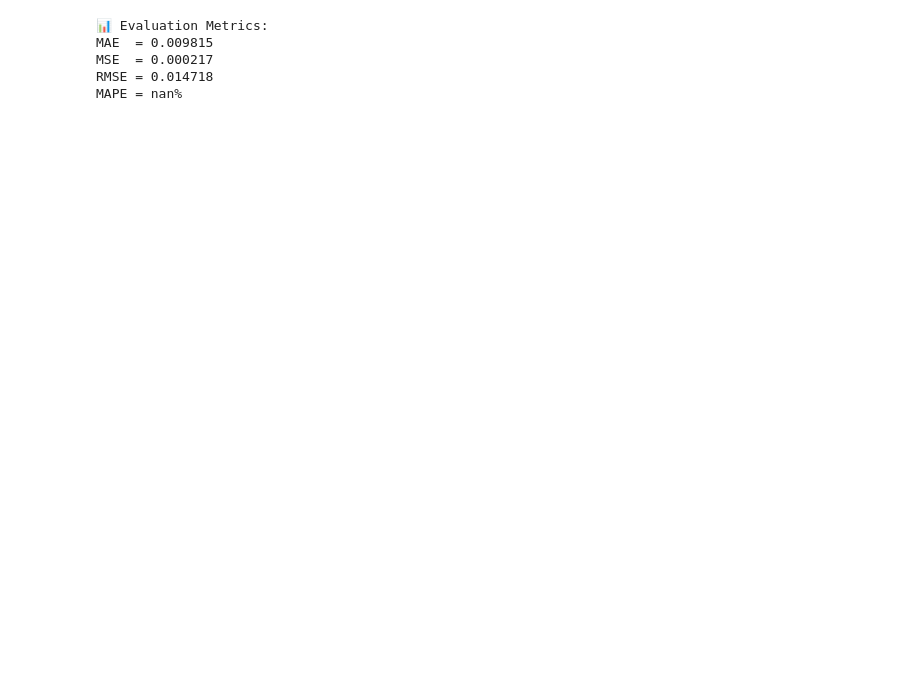
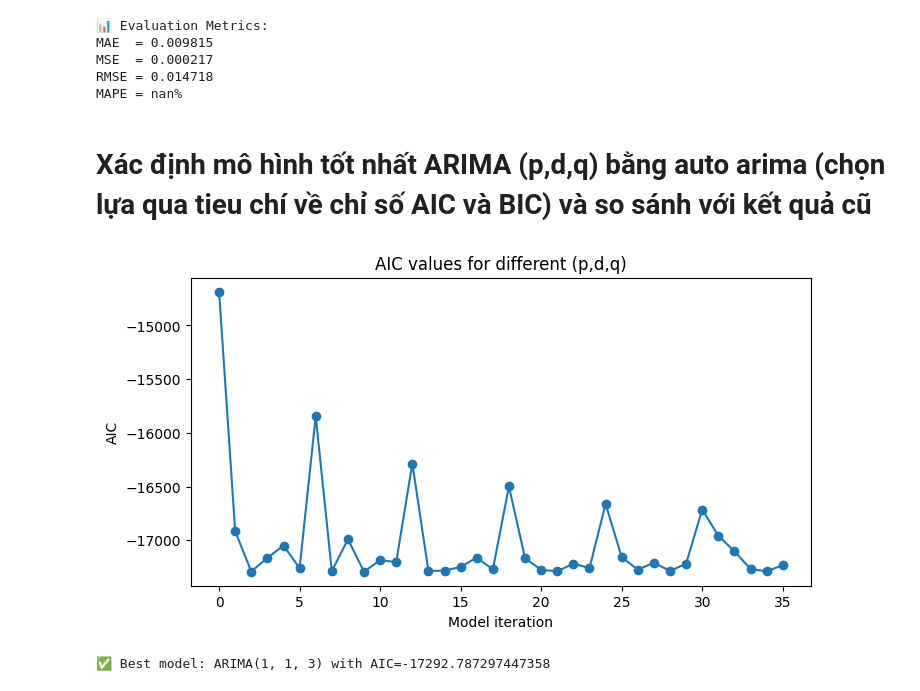
Before and after one commit to phuchoang2005/basic-data-analytics-in-business-university, a Jupyter notebook: lab-5/main.ipynb, the cells around one changed output. Cells and saved outputs as stored; diff of their text form; code cells hidden in the pictures; blank space fills up the shorter version.

```diff
--- a/lab-5/main.ipynb
+++ b/lab-5/main.ipynb
@@ -218,3 +218,36 @@ MAE  = 0.009815
 MSE  = 0.000217
 RMSE = 0.014718
 MAPE = nan%
+# %% [markdown]
+# Xác định mô hình tốt nhất ARIMA (p,d,q) bằng auto arima (chọn lựa qua tieu chí về chỉ số AIC và BIC) và so sánh với kết quả cũ
+# %%
+import pmdarima as pm
+import matplotlib.pyplot as plt
+
+series = df["log_return"].dropna()
+
+aic_values = []
+orders = []
+
+for p in range(0, 6):
+    for q in range(0, 6):
+        try:
+            model = pm.ARIMA(order=(p, 1, q)).fit(series)
+            aic_values.append(model.aic())
+            orders.append((p, 1, q))
+        except:
+            continue
+
+# Vẽ biểu đồ AIC
+plt.figure(figsize=(8,4))
+plt.plot(aic_values, marker='o')
+plt.title("AIC values for different (p,d,q)")
+plt.xlabel("Model iteration")
+plt.ylabel("AIC")
+plt.show()
+
+best_idx = aic_values.index(min(aic_values))
+print(f"\n✅ Best model: ARIMA{orders[best_idx]} with AIC={aic_values[best_idx]}")
+# %% [output]
+[figure, added]
+✅ Best model: ARIMA(1, 1, 3) with AIC=-17292.787297447358
```
Also changed, not shown: parts of 7 cells of this notebook, 3 other files.
